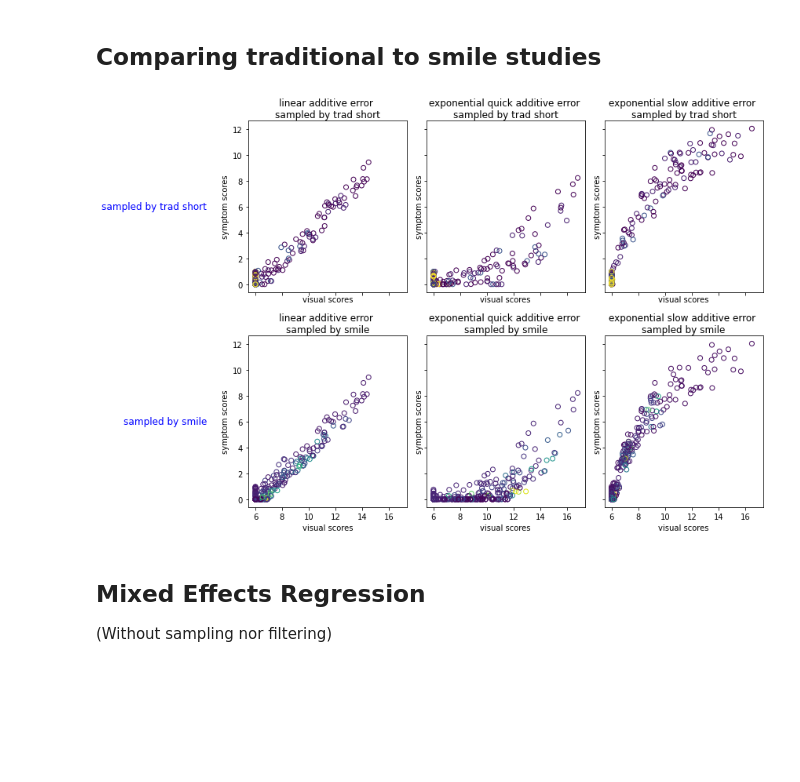
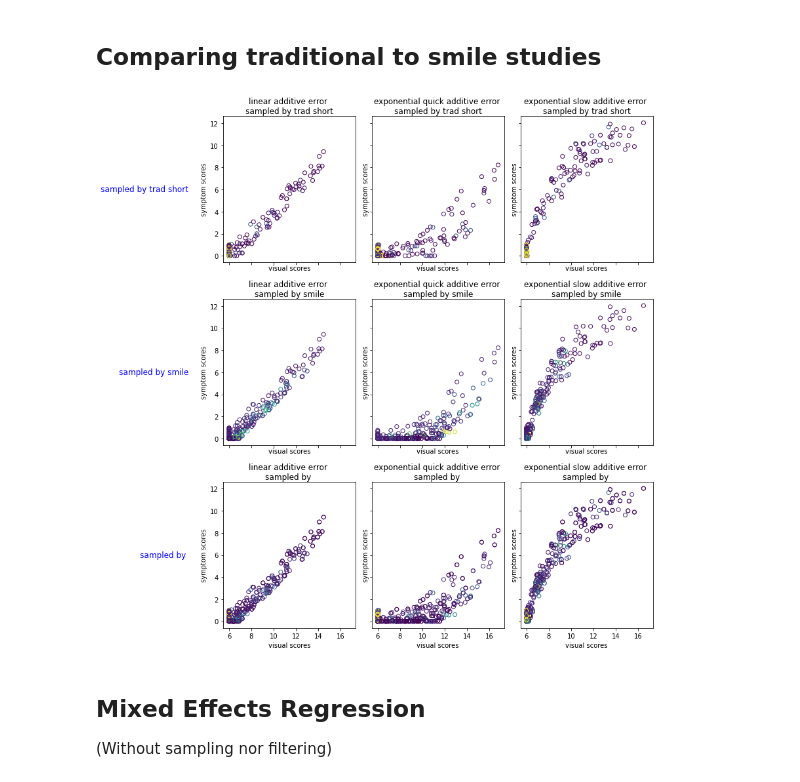
Before and after one commit to ZacharyVernec/smile, a Jupyter notebook: Simulations.ipynb, the cells around one changed output. Saved outputs shown, nothing was run; the diff lists cells and outputs as text; code cells hidden in the pictures; blank space fills up the shorter version.

Commit message:
Tested MixedMethodology

```diff
--- a/Simulations.ipynb
+++ b/Simulations.ipynb
@@ -78,6 +78,7 @@ pops = pops_adderror
 # %%
 methodologies2 = [TraditionalMethodology('trad short', [8, 15, 29, 90]),
                   SmileMethodology('smile', index_day=8, milestone_ratios=[0.7, 0.4, 0.1])]
+methodologies2.append(MixedMethodology.from_methodologies(*methodologies2))
 
 meth_pops2 = []
 for methodology in methodologies2:
@@ -85,18 +86,18 @@ for methodology in methodologies2:
 # %%
 ncols = len(meth_pops2[0])
 nrows = len(meth_pops2)
 
-fig, axes = plt.subplots(ncols=ncols, nrows=nrows, figsize=plt.figaspect(nrows/ncols)*2, sharex=True, sharey=True)
+fig, axes = plt.subplots(ncols=ncols, nrows=nrows, figsize=plt.figaspect(nrows/ncols)*3, sharex=True, sharey=True)
 npersons=None
 ndays=None
 
 for row in range(nrows):
     meth_pops2[row].plot(axes[row, :], x='visual', y='symptom', viztype='points', vizcolor='day', npersons=npersons, ndays=ndays)
 
 plt.tight_layout()
 plt.show()
 # %% [output]
-[figure, old version]
+[figure, new version]
 # %% [markdown]
 ## Mixed Effects Regression
 (Without sampling nor filtering)
```
Also changed, not shown: parts of 6 cells of this notebook.
